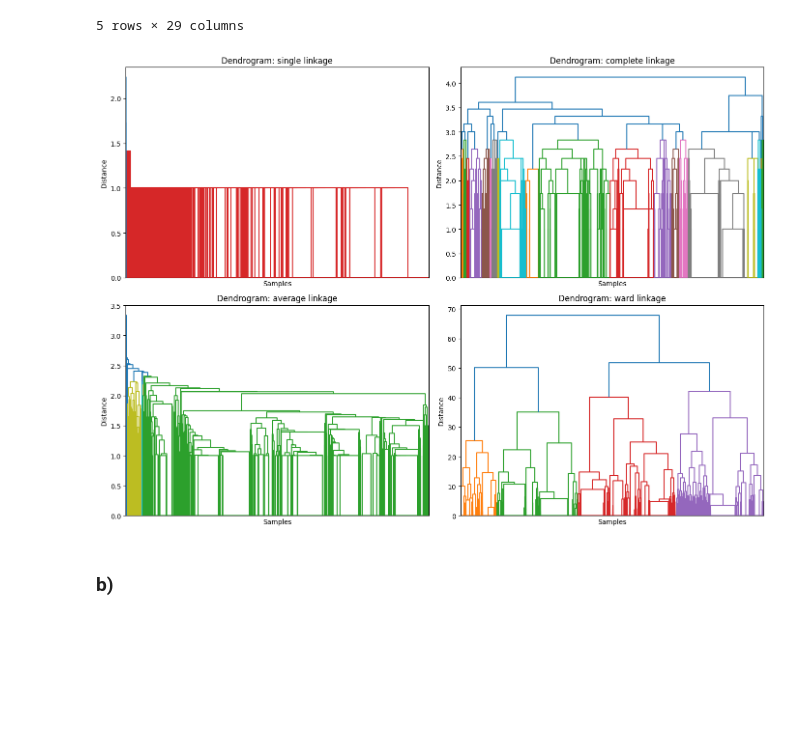
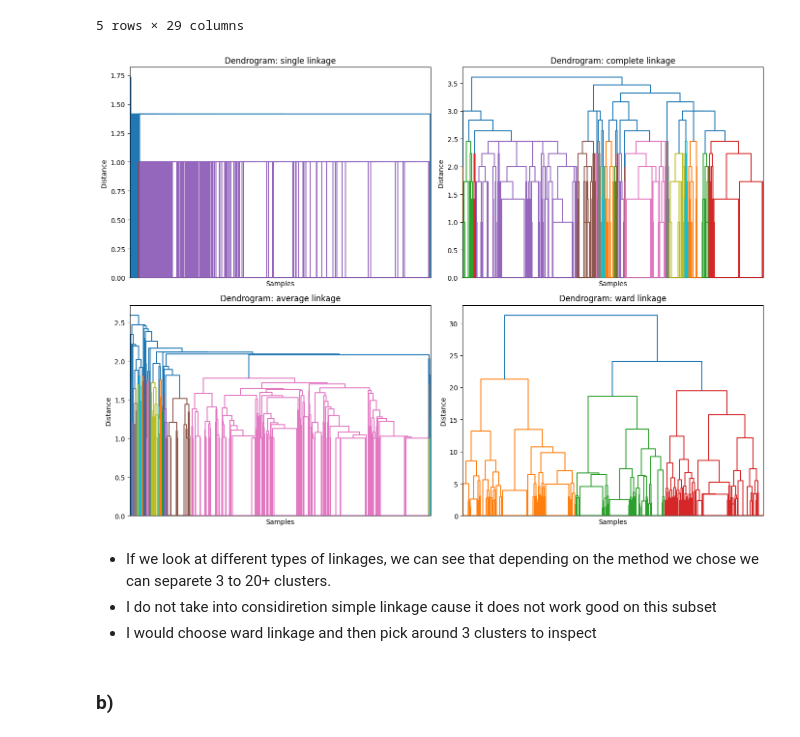
Before and after one commit to psiku/FHSalzburg-AnalyticsAndKnowledgeDiscovery, a Jupyter notebook: Lab4/hierarchical_clustering.ipynb, the cells around one changed output. Drawn from its saved outputs; the diff is of its cells as text; code cells hidden in the pictures; blank space fills up the shorter version.

Commit message:
Finished exrcise HC4 - hierarchical clustering for movie dataset

```diff
--- a/Lab4/hierarchical_clustering.ipynb
+++ b/Lab4/hierarchical_clustering.ipynb
@@ -264,27 +265,31 @@ movie_dataset.head()
 # %%
 # extracting values from genres
 
 movie_features = movie_dataset.iloc[:, 1:].values
 
-# select 1000 random samples fro movie_features
-sample_indices = np.random.choice(range(len(movie_features)), 10000, replace=False)
+# select 2000 random samples fro movie_features
+sample_indices = np.random.choice(range(len(movie_features)), 2000, replace=False)
 selected_samples = movie_features[sample_indices]
 
 methods = ['single', 'complete', 'average', 'ward']
 # plotting on subplot
 fig, axes = plt.subplots(2, 2, figsize=(14, 10))
 
 for index, method in enumerate(methods):
     ax = axes.flatten()[index]
     dendrogram(linkage(selected_samples, method=method), ax=ax)
     ax.set_title(f'Dendrogram: {method} linkage')
     ax.set_xlabel('Samples')
     ax.set_ylabel('Distance')
     ax.set_xticks([])
 
 plt.tight_layout()
 plt.show()
 # %% [output]
-[figure, old version]
+[figure, new version]
+# %% [markdown]
+- If we look at different types of linkages, we can see that depending on the method we chose we can separete 3 to 20+ clusters.
+- I do not take into considiretion simple linkage cause it does not work good on this subset
+- I would choose ward linkage and then pick around 3 clusters to inspect
 # %% [markdown]
 ### b)
```
Also changed, not shown: parts of 2 cells of this notebook.
